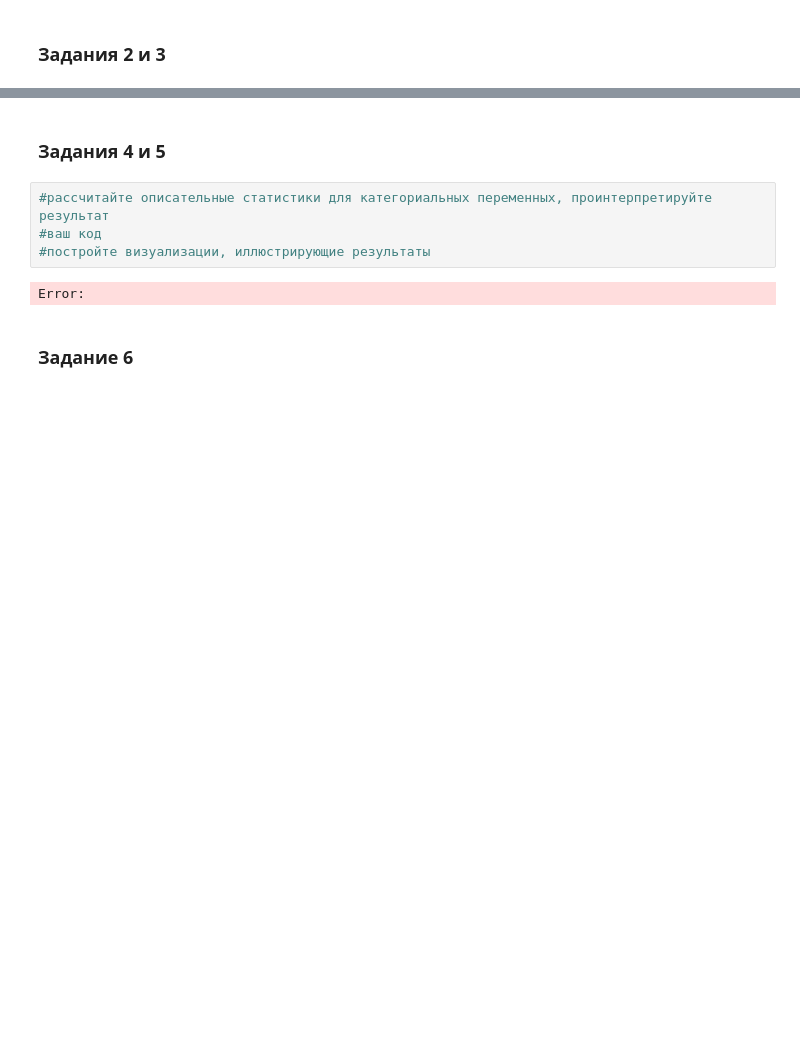
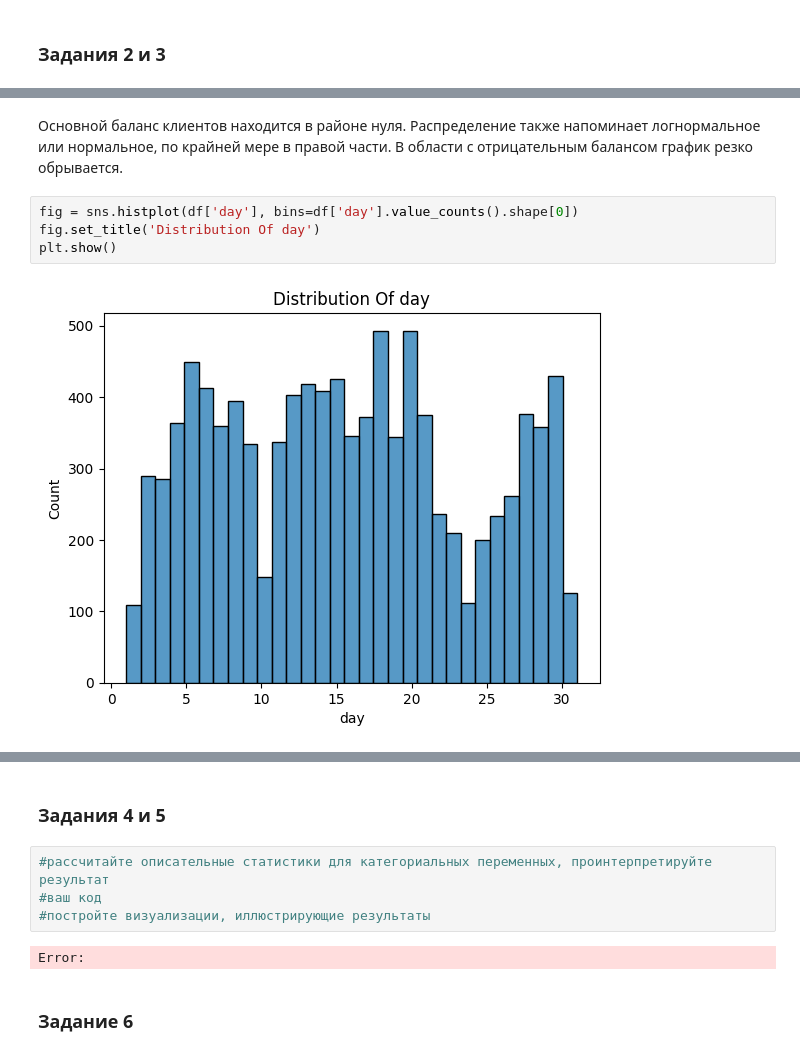
Before and after one commit to Blooodniy/PROJECT-4, a Jupyter notebook: Project_4_ML copy.ipynb, the cells around one changed output, grey strips where cells are left out. Drawn from its saved outputs; the diff is of its cells as text; blank space fills up the shorter version.

```diff
--- a/Project_4_ML copy.ipynb
+++ b/Project_4_ML copy.ipynb
@@ -145,0 +165,8 @@ Error:
+# %% [markdown]
+Основной баланс клиентов находится в районе нуля. Распределение также напоминает логнормальное или нормальное, по крайней мере в правой части. В области с отрицательным балансом график резко обрывается.
+# %%
+fig = sns.histplot(df['day'], bins=df['day'].value_counts().shape[0])
+fig.set_title('Distribution Of day')
+plt.show()
+# %% [output]
+[figure, added]
```
Also changed, not shown: parts of 14 cells of this notebook.
